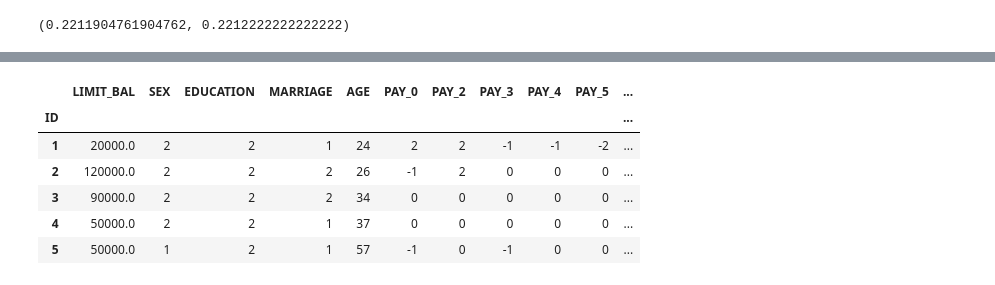
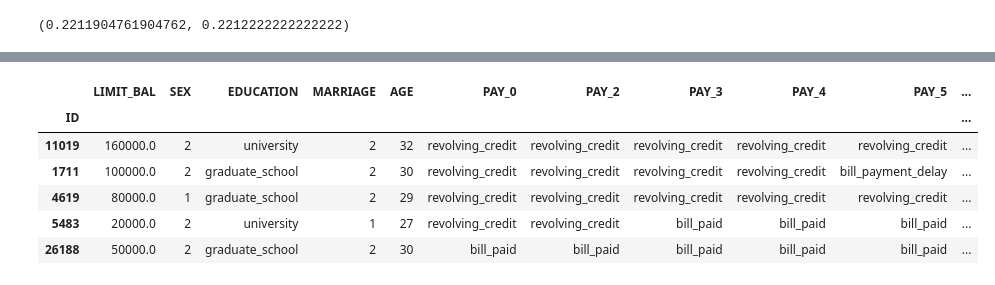
Before and after one commit to shaloy-lewis/credit-card-default-prediction, a Jupyter notebook: experiment/experiments.ipynb, the cells around one changed output, grey strips where cells are left out. Saved outputs shown, nothing was run; the diff lists cells and outputs as text; code cells hidden in the pictures.

```diff
--- a/experiment/experiments.ipynb
+++ b/experiment/experiments.ipynb
@@ -226,7 +226,7 @@ for i in numeric_features:
 [figure]
 ... (16 outputs left out)
 # %%
-for i in categorical_features + binary_categorical_features + ordinal_categorical_features:
+for i in categorical_features + ordinal_categorical_features:
   plt.figure(figsize=(10,5))
   sns.histplot(x=i, hue=target_feature[0], data=df, stat="count", multiple="stack")
   plt.title('Credit default by: '+i)
@@ -245,5 +244,5 @@ for i in categorical_features + binary_categorical_features + ordinal_categorica
 # %%
-for i in categorical_features + binary_categorical_features + ordinal_categorical_features:
+for i in categorical_features + ordinal_categorical_features:
     x_var, y_var = i, target_feature[0]
     plt.figure(figsize=(10,5))
     df_grouped = df.groupby(x_var)[y_var].value_counts(normalize=True).unstack(y_var)*100
@@ -442,20 +446,21 @@ X_test[numeric_features].describe(percentiles=[0.025,0.975])
 # %%
 def preprocess_data(df):
+    """_summary_
+
+    Args:
+        df (_type_): _description_
+
+    Returns:
+        _type_: _description_
+    """
     df['MARRIAGE'] = np.where(df['MARRIAGE']==0, 3,df['MARRIAGE'])
-    df['PAY_0'] = np.where(df['PAY_0']<0, "bill_paid",
-                        (np.where(df['PAY_0']>0,"bill_payment_delay","revolving_credit")))
-    df['PAY_2'] = np.where(df['PAY_2']<0, "bill_paid",
-                        (np.where(df['PAY_2']>0,"bill_payment_delay","revolving_credit")))
-    df['PAY_3'] = np.where(df['PAY_3']<0, "bill_paid",
-                        (np.where(df['PAY_3']>0,"bill_payment_delay","revolving_credit")))
-    df['PAY_4'] = np.where(df['PAY_4']<0, "bill_paid",
-                        (np.where(df['PAY_4']>0,"bill_payment_delay","revolving_credit")))
-    df['PAY_5'] = np.where(df['PAY_5']<0, "bill_paid",
-                        (np.where(df['PAY_5']>0,"bill_payment_delay","revolving_credit")))
-    df['PAY_6'] = np.where(df['PAY_6']<0, "bill_paid",
-                        (np.where(df['PAY_6']>0,"bill_payment_delay","revolving_credit")))
+    for i in [0,2,3,4,5,6]:
+        df['PAY_{}'.format(i)] = np.where(df['PAY_{}'.format(i)]<0, "bill_paid"
+                                          ,(np.where(df['PAY_{}'.format(i)]>0,"bill_payment_delay"
+                                                     ,"revolving_credit")))
     df['EDUCATION'] = np.where(df['EDUCATION'].isin([0,4,5,6]), 4, df['EDUCATION'])
+    df['EDUCATION'] = df['EDUCATION'].map({1:'graduate_school',2:'university',3:'high_school',4:'others'})
     df['BILL_AMT_AVG_6M'] = df[['BILL_AMT1','BILL_AMT2','BILL_AMT3','BILL_AMT4','BILL_AMT5','BILL_AMT6']].mean(axis=1).values
 
-    df.drop(['BILL_AMT1','BILL_AMT2','BILL_AMT3','BILL_AMT4','BILL_AMT5','BILL_AMT6'])
+    df.drop(['BILL_AMT1','BILL_AMT2','BILL_AMT3','BILL_AMT4','BILL_AMT5','BILL_AMT6'],axis=1,inplace=True)
     return df
@@ -490,10 +486,13 @@ numeric_features, categorical_features, ordinal_categorical_features
+# %%
+X_train=preprocess_data(X_train)
+X_test=preprocess_data(X_test)
 # %%
-df.head()
+X_train.head()
 # %% [output]
 |  | LIMIT_BAL | SEX | EDUCATION | MARRIAGE | AGE | PAY_0 | PAY_2 | PAY_3 | PAY_4 | PAY_5 | ... |
 | ID |  |  |  |  |  |  |  |  |  |  | ... |
-| 1 | 20000.0 | 2 | 2 | 1 | 24 | 2 | 2 | -1 | -1 | -2 | ... |
-| 2 | 120000.0 | 2 | 2 | 2 | 26 | -1 | 2 | 0 | 0 | 0 | ... |
-| 3 | 90000.0 | 2 | 2 | 2 | 34 | 0 | 0 | 0 | 0 | 0 | ... |
-| 4 | 50000.0 | 2 | 2 | 1 | 37 | 0 | 0 | 0 | 0 | 0 | ... |
-| 5 | 50000.0 | 1 | 2 | 1 | 57 | -1 | 0 | -1 | 0 | 0 | ... |
+| 11019 | 160000.0 | 2 | university | 2 | 32 | revolving_credit | revolving_credit | revolving_credit | revolving_credit | revolving_credit | ... |
+| 1711 | 100000.0 | 2 | graduate_school | 2 | 30 | revolving_credit | revolving_credit | revolving_credit | revolving_credit | bill_payment_delay | ... |
+| 4619 | 80000.0 | 1 | graduate_school | 2 | 29 | revolving_credit | revolving_credit | revolving_credit | revolving_credit | revolving_credit | ... |
+| 5483 | 20000.0 | 2 | university | 1 | 27 | revolving_credit | revolving_credit | bill_paid | bill_paid | bill_paid | ... |
+| 26188 | 50000.0 | 2 | graduate_school | 2 | 30 | bill_paid | bill_paid | bill_paid | bill_paid | bill_paid | ... |
```
Also changed, not shown: parts of 29 cells of this notebook, 4 other files.
